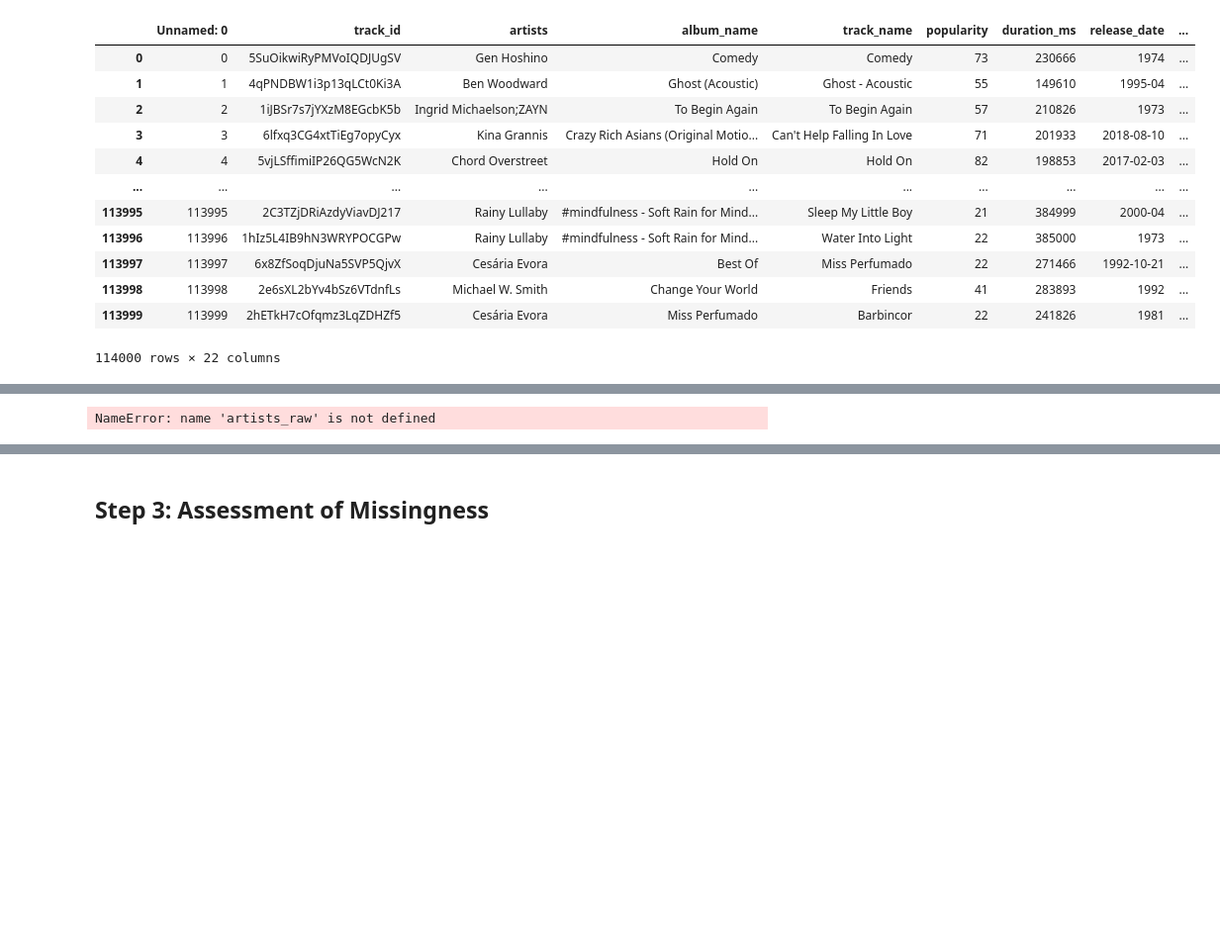
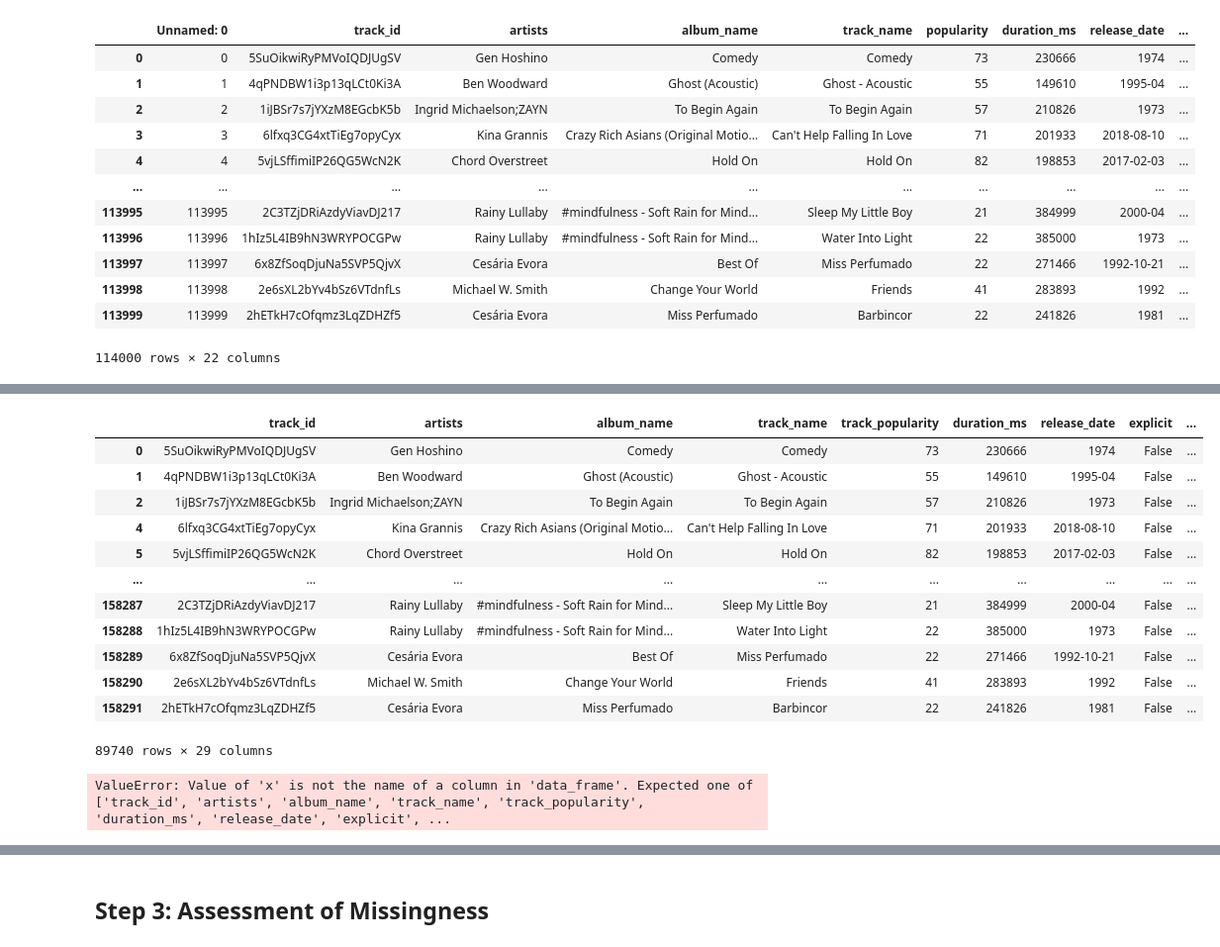
Before and after one commit to wyllz/spotify-analysis, a Jupyter notebook: template.ipynb, the cells around one changed output, grey strips where cells are left out. Shown at 99% size. Saved outputs shown, nothing was run; the diff lists cells and outputs as text; code cells hidden in the pictures; blank space fills up the shorter version.

```diff
--- a/template.ipynb
+++ b/template.ipynb
@@ -111,41 +86,49 @@ tracks_clean = (
     .drop(columns=["Unnamed: 0"], errors="ignore")
     .dropna(subset=["track_id", "artists", "album_name", "track_name"])
     .rename(columns={"popularity": "track_popularity"})
     .assign(
         duration_min=lambda df: df["duration_ms"] / 60000,
         release_date_parsed=lambda df: pd.to_datetime(df["release_date"], errors="coerce"),
         release_year=lambda df: pd.to_numeric(df["release_date"].str[:4], errors="coerce").astype("Int64"),
         artists_list=lambda df: df["artists"].str.split(";"),
     )
 )
 
 tracks_clean["tempo"] = tracks_clean["tempo"].fillna(
     tracks_clean.groupby("track_genre")["tempo"].transform("median")
 )
 tracks_clean["tempo"] = tracks_clean["tempo"].fillna(tracks_clean["tempo"].median())
 
 tracks_artists = (
     tracks_clean
     .explode("artists_list")
     .rename(columns={"artists_list": "artist_name"})
 )
 tracks_artists["artist_name"] = tracks_artists["artist_name"].str.strip()
 
-df = tracks_artists.merge(
+artists_tracks_df = tracks_artists.merge(
     artists_clean,
     on="artist_name",
     how="left",
     validate="many_to_one",
 )
 
-print("artists_clean:", artists_clean.shape)
-print("tracks_clean:", tracks_clean.shape)
-print("merged df:", df.shape)
-print("artist rows without metadata:", df["artist_id"].isna().sum())
-
-df.head()
+unique_tracks_df = artists_tracks_df.drop_duplicates(subset=['track_id'])
+unique_tracks_df
 # %% [output]
+|  | track_id | artists | album_name | track_name | track_popularity | duration_ms | release_date | explicit | ... |
+| 0 | 5SuOikwiRyPMVoIQDJUgSV | Gen Hoshino | Comedy | Comedy | 73 | 230666 | 1974 | False | ... |
+| 1 | 4qPNDBW1i3p13qLCt0Ki3A | Ben Woodward | Ghost (Acoustic) | Ghost - Acoustic | 55 | 149610 | 1995-04 | False | ... |
+| 2 | 1iJBSr7s7jYXzM8EGcbK5b | Ingrid Michaelson;ZAYN | To Begin Again | To Begin Again | 57 | 210826 | 1973 | False | ... |
+| 4 | 6lfxq3CG4xtTiEg7opyCyx | Kina Grannis | Crazy Rich Asians (Original Motio... | Can't Help Falling In Love | 71 | 201933 | 2018-08-10 | False | ... |
+| 5 | 5vjLSffimiIP26QG5WcN2K | Chord Overstreet | Hold On | Hold On | 82 | 198853 | 2017-02-03 | False | ... |
+| ... | ... | ... | ... | ... | ... | ... | ... | ... | ... |
+| 158287 | 2C3TZjDRiAzdyViavDJ217 | Rainy Lullaby | #mindfulness - Soft Rain for Mind... | Sleep My Little Boy | 21 | 384999 | 2000-04 | False | ... |
+| 158288 | 1hIz5L4IB9hN3WRYPOCGPw | Rainy Lullaby | #mindfulness - Soft Rain for Mind... | Water Into Light | 22 | 385000 | 1973 | False | ... |
+| 158289 | 6x8ZfSoqDjuNa5SVP5QjvX | Cesária Evora | Best Of | Miss Perfumado | 22 | 271466 | 1992-10-21 | False | ... |
+| 158290 | 2e6sXL2bYv4bSz6VTdnfLs | Michael W. Smith | Change Your World | Friends | 41 | 283893 | 1992 | False | ... |
+| 158291 | 2hETkH7cOfqmz3LqZDHZf5 | Cesária Evora | Miss Perfumado | Barbincor | 22 | 241826 | 1981 | False | ... |
-NameError: name 'artists_raw' is not defined
+89740 rows × 29 columns
 # %%
 fig_popularity = px.histogram(
     tracks_clean,
@@ -196,3 +142,32 @@ fig_genre_popularity.show()
+# %%
+fig = px.box(
+    unique_tracks_df,
+    x='Content Type',
+    y='track_popularity',
+    color='Content Type',
+    color_discrete_map={'Non-Explicit': '#1f77b4', 'Explicit': '#d62728'}, # Matching our previous color scheme
+    title='Distribution of Track Popularity: Explicit vs. Non-Explicit',
+    labels={
+        'track_popularity': 'Popularity Score',
+        'Content Type': 'Content Type'
+    }
+)
+
+fig.update_layout(
+    title_font=dict(size=18, family="Arial", color="black"),
+    title_x=0.5,           # Centers the title
+    showlegend=False,      # Hides the legend since the x-axis already explains the colors
+    plot_bgcolor='white',  # Clean white background
+    width=800,             # Adjusts the width of the figure
+    height=600
+)
+
+fig.update_yaxes(showgrid=True, gridwidth=1, gridcolor='LightGray')
+fig.update_xaxes(showgrid=False)
+
+fig.show()
+# %% [output]
+ValueError: Value of 'x' is not the name of a column in 'data_frame'. Expected one of ['track_id', 'artists', 'album_name', 'track_name', 'track_popularity', 'duration_ms', 'release_date', 'explicit', ...
 # %%
 genre_summary = (
     tracks_clean
```
Also changed, not shown: parts of 31 cells of this notebook, 1 other file.
